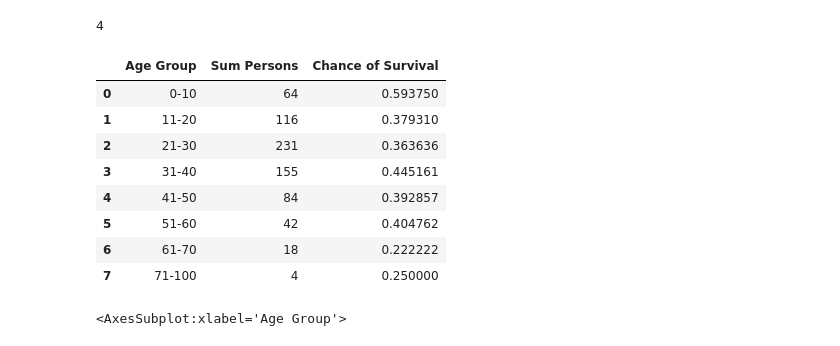
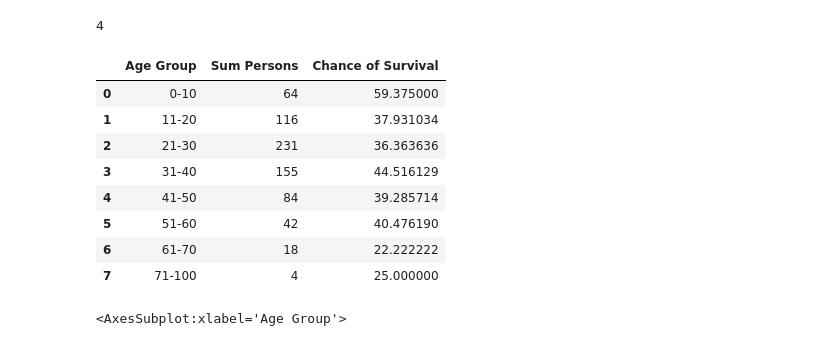
Before and after one commit to Blitzbert/Titanic, a Jupyter notebook: Survival Chance.ipynb, the cells around one changed output. Drawn from its saved outputs; the diff is of its cells as text; code cells hidden in the pictures.

Commit message:
did further data visualization, added mean*100, may need to reverse the changens

```diff
--- a/Survival Chance.ipynb
+++ b/Survival Chance.ipynb
@@ -194,7 +214,7 @@ x = rawdata[rawdata["Age"] >= 41]
 y = x[x["Age"] < 51]
 count_range_41_50 = y["PassengerId"].count()
 sum_srvvd_range_41_50 = y["Survived"].sum()
-mean_srvvd_range_41_50 = y["Survived"].mean()
+mean_srvvd_range_41_50 = y["Survived"].mean()*100
 count_range_41_50
 # %% [output]
 84
@@ -204,7 +224,7 @@ x = rawdata[rawdata["Age"] >= 51]
 y = x[x["Age"] < 61]
 count_range_51_60 = y["PassengerId"].count()
 sum_srvvd_range_51_60 = y["Survived"].sum()
-mean_srvvd_range_51_60 = y["Survived"].mean()
+mean_srvvd_range_51_60 = y["Survived"].mean()*100
 count_range_51_60
 # %% [output]
 42
@@ -214,7 +234,7 @@ x = rawdata[rawdata["Age"] >= 61]
 y = x[x["Age"] < 71]
 count_range_61_70 = y["PassengerId"].count()
 sum_srvvd_range_61_70 = y["Survived"].sum()
-mean_srvvd_range_61_70 = y["Survived"].mean()
+mean_srvvd_range_61_70 = y["Survived"].mean()*100
 count_range_61_70
 # %% [output]
 18
@@ -223,27 +243,27 @@ count_range_61_70
 y = rawdata[rawdata["Age"] >= 71]
 count_range_71_100 = y["PassengerId"].count()
 sum_srvvd_range_71_100 = y["Survived"].sum()
-mean_srvvd_range_71_100 = y["Survived"].mean()
+mean_srvvd_range_71_100 = y["Survived"].mean()*100
 count_range_71_100
 # %% [output]
 4
 # %%
 # Create table for results
-table_for_description = pd.DataFrame({
+table_for_description_age_groups = pd.DataFrame({
                     'Age Group': ['0-10','11-20', '21-30', '31-40', '41-50', '51-60', '61-70', '71-100'],
                    'Sum Persons': [count_range_0_10,count_range_11_20, count_range_21_30, count_range_31_40, count_range_41_50, count_range_51_60, count_range_61_70, count_range_71_100],
                    'Chance of Survival': [mean_srvvd_range_0_10, mean_srvvd_range_11_20, mean_srvvd_range_21_30, mean_srvvd_range_31_40, mean_srvvd_range_41_50, mean_srvvd_range_51_60, mean_srvvd_range_61_70, mean_srvvd_range_71_100]
 
                                   })
-table_for_description
+table_for_description_age_groups
 # %% [output]
 |  | Age Group | Sum Persons | Chance of Survival |
-| 0 | 0-10 | 64 | 0.593750 |
-| 1 | 11-20 | 116 | 0.379310 |
-| 2 | 21-30 | 231 | 0.363636 |
-| 3 | 31-40 | 155 | 0.445161 |
-| 4 | 41-50 | 84 | 0.392857 |
-| 5 | 51-60 | 42 | 0.404762 |
-| 6 | 61-70 | 18 | 0.222222 |
-| 7 | 71-100 | 4 | 0.250000 |
+| 0 | 0-10 | 64 | 59.375000 |
+| 1 | 11-20 | 116 | 37.931034 |
+| 2 | 21-30 | 231 | 36.363636 |
+| 3 | 31-40 | 155 | 44.516129 |
+| 4 | 41-50 | 84 | 39.285714 |
+| 5 | 51-60 | 42 | 40.476190 |
+| 6 | 61-70 | 18 | 22.222222 |
+| 7 | 71-100 | 4 | 25.000000 |
 # %%
```
Also changed, not shown: parts of 87 cells of this notebook.
